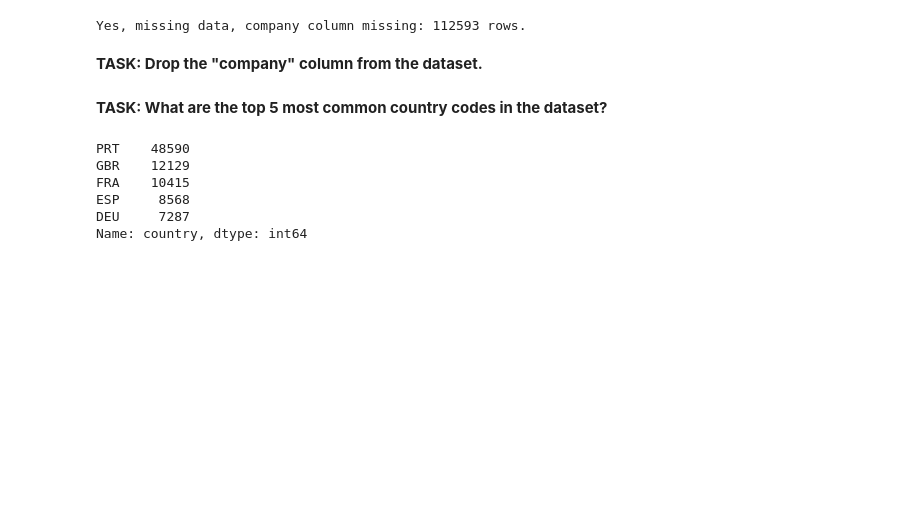
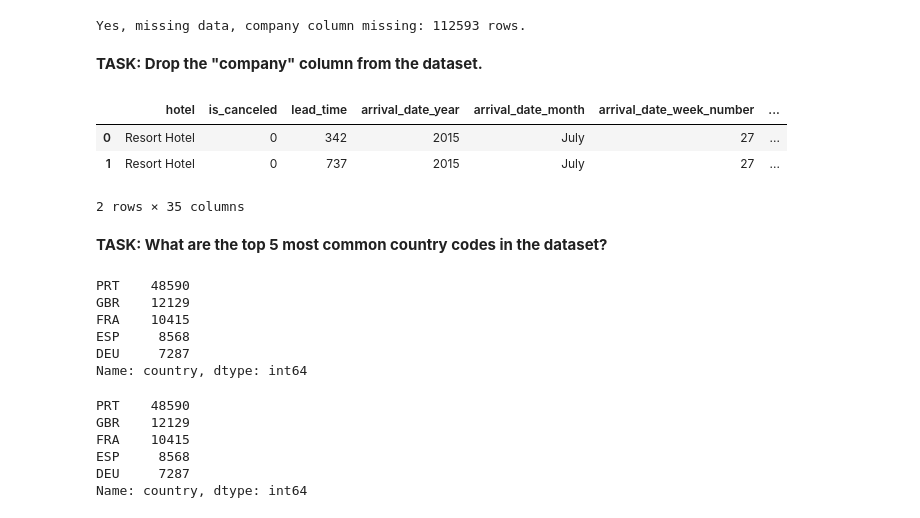
Before and after one commit to bulent-1111/Data_Science, a Jupyter notebook: Teamwork/2_Week/Pandas-Exercises_Week2 .ipynb, the cells around one changed output. Drawn from its saved outputs; the diff is of its cells as text; code cells hidden in the pictures; blank space fills up the shorter version.

```diff
--- a/Teamwork/2_Week/Pandas-Exercises_Week2 .ipynb
+++ b/Teamwork/2_Week/Pandas-Exercises_Week2 .ipynb
@@ -117,2 +115,11 @@ Yes, missing data, company column missing: 112593 rows.
+# %%
+# CODE HERE
+#hotels.drop('company', inplace=True, axis=1)
+hotels.head(2)
+# %% [output]
+|  | hotel | is_canceled | lead_time | arrival_date_year | arrival_date_month | arrival_date_week_number | ... |
+| 0 | Resort Hotel | 0 | 342 | 2015 | July | 27 | ... |
+| 1 | Resort Hotel | 0 | 737 | 2015 | July | 27 | ... |
+2 rows × 35 columns
 # %% [markdown]
 **TASK: What are the top 5 most common country codes in the dataset?**
@@ -121,3 +126,14 @@ Yes, missing data, company column missing: 112593 rows.
+# %%
+# CODE HERE
+# hotels['country'].value_counts().idxmax() # max()
+hotels['country'].value_counts()[:5].sort_values(ascending=False)
+# %% [output]
+PRT    48590
+GBR    12129
+FRA    10415
+ESP     8568
+DEU     7287
+Name: country, dtype: int64
 # %%
 # %% [output]
 PRT    48590
```
Also changed, not shown: parts of 4 cells of this notebook.
